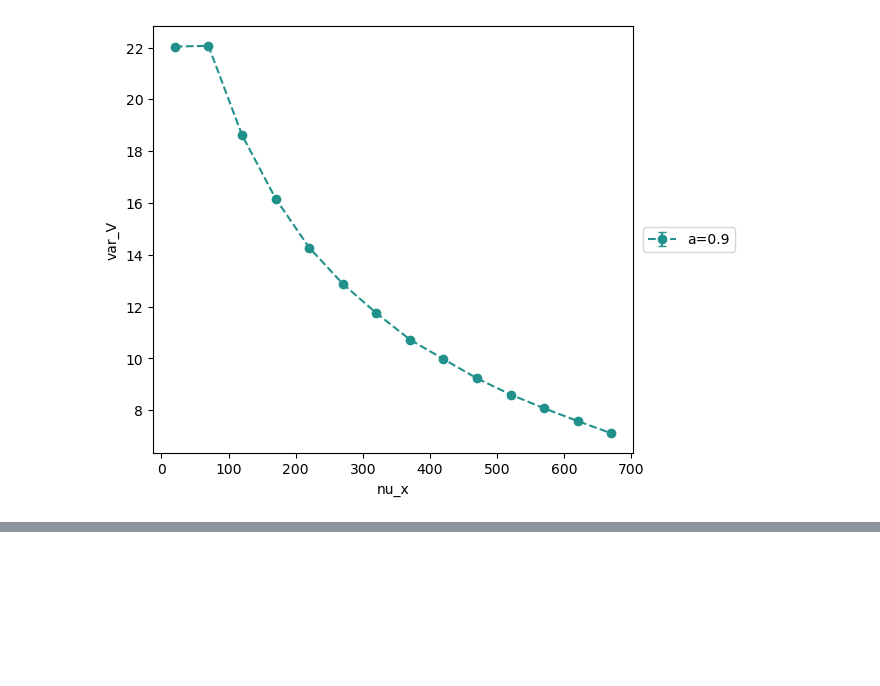
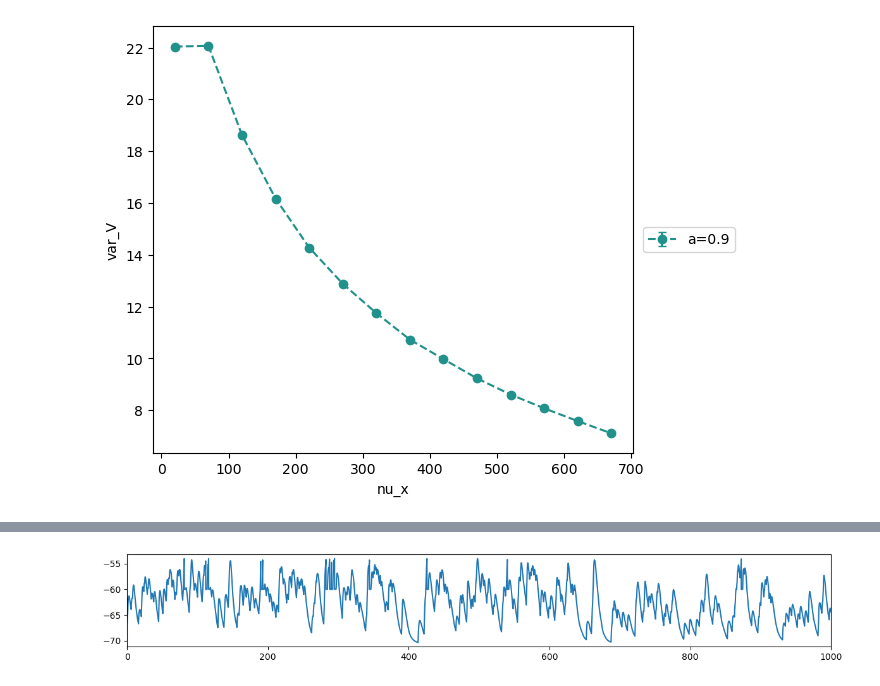
Before and after one commit to yuesha-yc/Conductance-Neurons, a Jupyter notebook: python_analysis/2025_10_14.ipynb, the cells around one changed output, grey strips where cells are left out. Saved outputs shown, nothing was run; the diff lists cells and outputs as text; code cells hidden in the pictures; blank space fills up the shorter version.

```diff
--- a/python_analysis/2025_10_14.ipynb
+++ b/python_analysis/2025_10_14.ipynb
@@ -44,0 +91,10 @@ plot_xy(trials, param_filter={}, x="nu_x", y="var_V", l="a")
+# %%
+V = trials[2][1]['V']
+t = trials[2][1]['t']
+# set fig size to be wide and short
+plt.figure(figsize=(12, 2))
+plt.plot(t, V)
+plt.xlim(0, 1000)
+plt.tight_layout()
+# %% [output]
+[figure, added]
```
Also changed, not shown: parts of 6 cells of this notebook, 2 other files.
